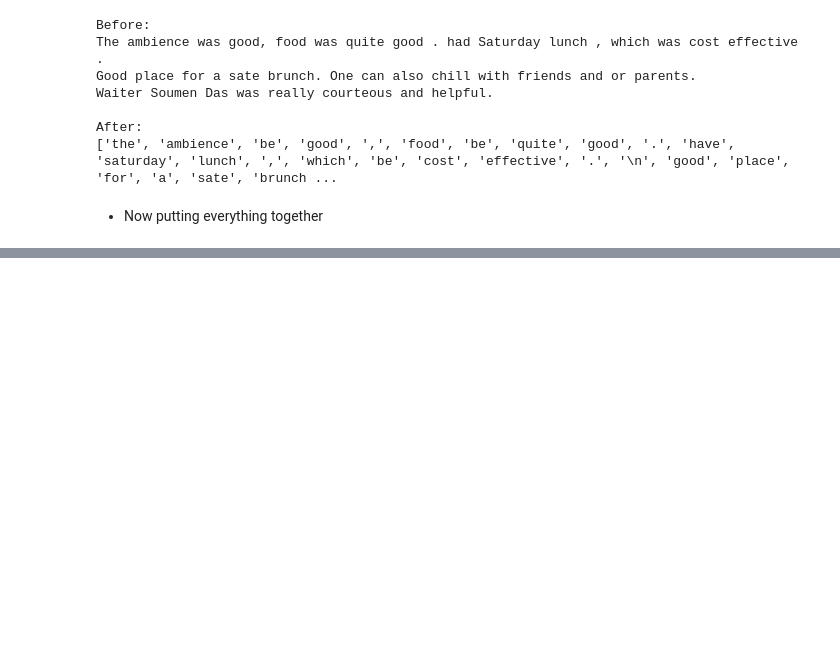
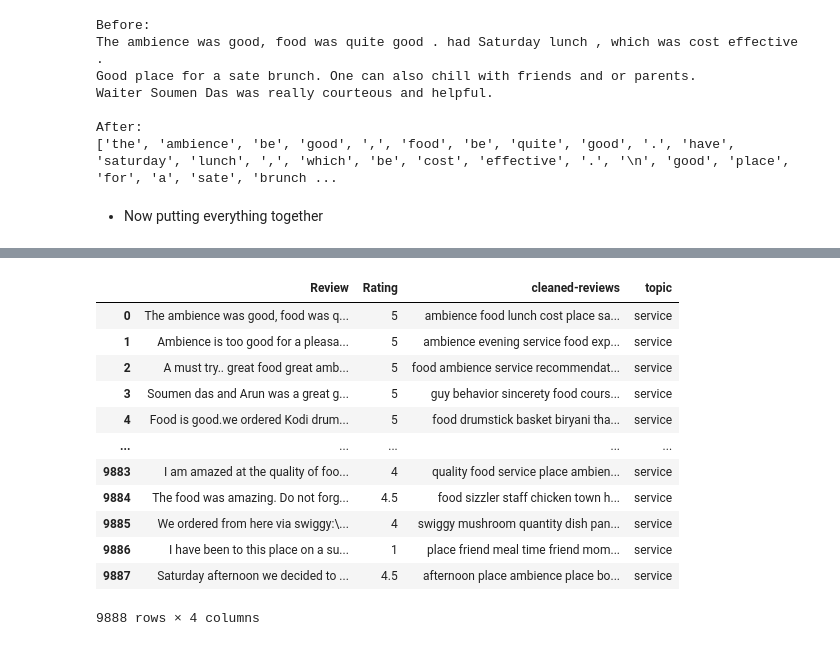
Before and after one commit to JeryBan/ai-powered-review-summary, a Jupyter notebook: topic_extractor.ipynb, the cells around one changed output, grey strips where cells are left out. Saved outputs shown, nothing was run; the diff lists cells and outputs as text; code cells hidden in the pictures; blank space fills up the shorter version.

```diff
--- a/topic_extractor.ipynb
+++ b/topic_extractor.ipynb
@@ -436,0 +472,3 @@ topics
+# %%
+for _, topic in labels.items():
+    print(topic)
@@ -445,20 +481,19 @@ clean_reviews = clean_df['cleaned-reviews'].values.tolist()
 # %%
 from gensim.models import FastText
-fasttext_model = FastText(clean_reviews, vector_size=100, window=5, min_count=1, workers=4, sg=1)
+import os
+fasttext_model = FastText(reviews, vector_size=100, window=2, min_count=1, workers=os.cpu_count(), sg=1)
+# %%
+df.loc[:, 'Review'] = df['Review'].astype(str)
+raw_reviews = df['Review'].values.tolist()
 # %%
 import numpy as np
 # %%
-labels = {
-    0 : 'food',
-    1 : 'service',
-    2 : 'atmosphare'
-}
 
-clean_df['topic'] = None
-clean_df = clean_df.drop(columns=['cleaned-reviews'])
 
-for row, review in enumerate(clean_reviews):
+df['topic'] = None
+
+for row, review in enumerate(raw_reviews):
     prob = []
-    for topic in topics:
+    for _, topic in labels.items():
         prob.append(fasttext_model.wv.n_similarity(review, topic))
-    clean_df.loc[row, 'topic'] = labels[np.argmax(prob)]
+    df.loc[row, 'topic'] = labels[np.argmax(prob)]
@@ -467,2 +500,16 @@ clean_df.to_csv(dataset_dir / 'clean_df.csv', index=False)
 # %%
-clean_df
+df
+# %% [output]
+|  | Review | Rating | cleaned-reviews | topic |
+| 0 | The ambience was good, food was q... | 5 | ambience food lunch cost place sa... | service |
+| 1 | Ambience is too good for a pleasa... | 5 | ambience evening service food exp... | service |
+| 2 | A must try.. great food great amb... | 5 | food ambience service recommendat... | service |
+| 3 | Soumen das and Arun was a great g... | 5 | guy behavior sincerety food cours... | service |
+| 4 | Food is good.we ordered Kodi drum... | 5 | food drumstick basket biryani tha... | service |
+| ... | ... | ... | ... | ... |
+| 9883 | I am amazed at the quality of foo... | 4 | quality food service place ambien... | service |
+| 9884 | The food was amazing. Do not forg... | 4.5 | food sizzler staff chicken town h... | service |
+| 9885 | We ordered from here via swiggy:\... | 4 | swiggy mushroom quantity dish pan... | service |
+| 9886 | I have been to this place on a su... | 1 | place friend meal time friend mom... | service |
+| 9887 | Saturday afternoon we decided to ... | 4.5 | afternoon place ambience place bo... | service |
+9888 rows × 4 columns
```
Also changed, not shown: parts of 22 cells of this notebook, 7 other files.
